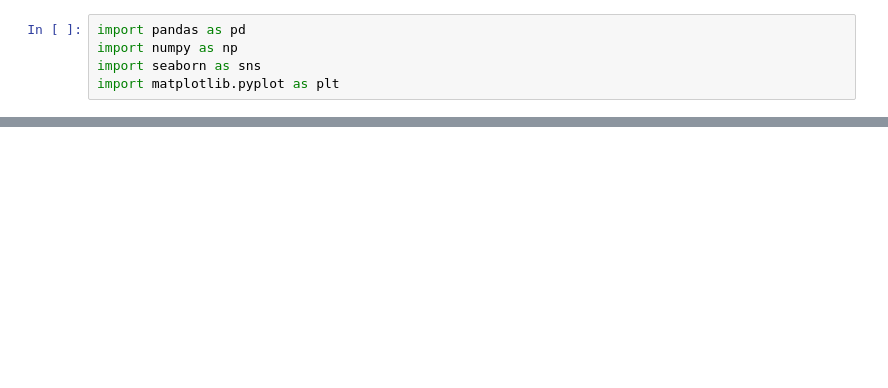
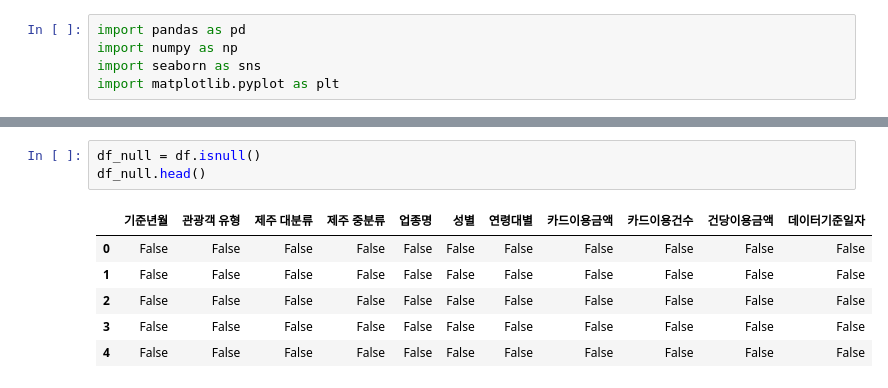
Before and after one commit to wjco/DAStudy-sun2, a Jupyter notebook: juyoung/240128스터디.ipynb, the cells around one changed output, grey strips where cells are left out. Saved outputs shown, nothing was run; the diff lists cells and outputs as text; blank space fills up the shorter version.

```diff
--- a/juyoung/240128스터디.ipynb
+++ b/juyoung/240128스터디.ipynb
@@ -10,0 +37,10 @@ UnicodeDecodeError: 'utf-8' codec can't decode byte 0xb1 in position 0: invalid
+# %%
+df_null = df.isnull()
+df_null.head()
+# %% [output]
+|  | 기준년월 | 관광객 유형 | 제주 대분류 | 제주 중분류 | 업종명 | 성별 | 연령대별 | 카드이용금액 | 카드이용건수 | 건당이용금액 | 데이터기준일자 |
+| 0 | False | False | False | False | False | False | False | False | False | False | False |
+| 1 | False | False | False | False | False | False | False | False | False | False | False |
+| 2 | False | False | False | False | False | False | False | False | False | False | False |
+| 3 | False | False | False | False | False | False | False | False | False | False | False |
+| 4 | False | False | False | False | False | False | False | False | False | False | False |
```
Also changed, not shown: parts of 11 cells of this notebook.
